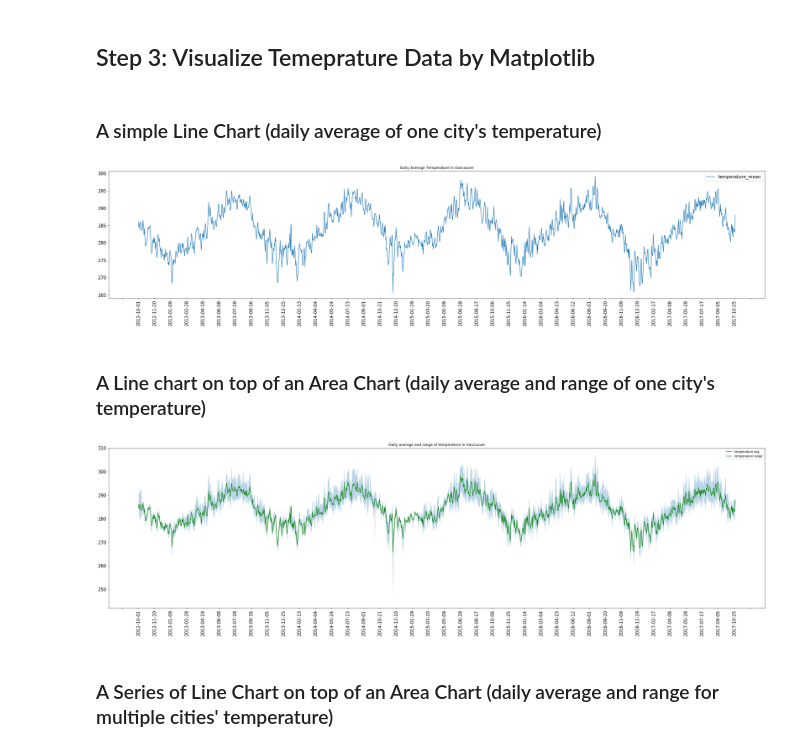
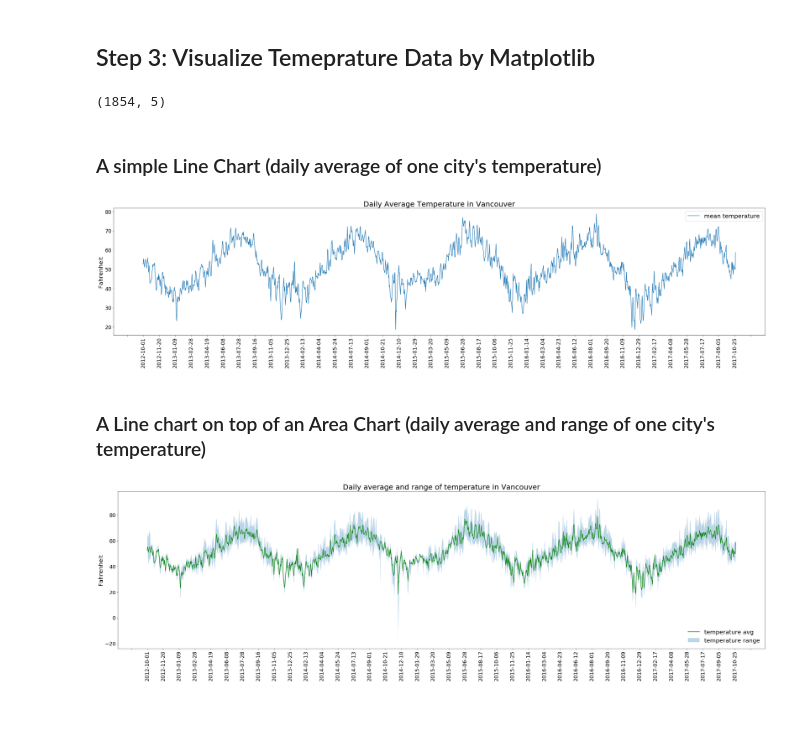
Before and after one commit to arbogdan/datafest_2019, a Jupyter notebook: 2019/python/viz/workspace/Weather_Dataset_Basic_Visualization.ipynb, the cells around one changed output. Drawn from its saved outputs; the diff is of its cells as text; code cells hidden in the pictures; blank space fills up the shorter version.

Commit message:
transform temperature to fahrenheit and ceicius; add axis label to chart; add more comments

```diff
--- a/2019/python/viz/workspace/Weather_Dataset_Basic_Visualization.ipynb
+++ b/2019/python/viz/workspace/Weather_Dataset_Basic_Visualization.ipynb
@@ -81,3 +46,10 @@ It is much easier to extract year, month, date, time from a datetime object.
 
 To substitute each value in a Series with another value, use <b>map</b> function:
 https://pandas.pydata.org/pandas-docs/stable/reference/api/pandas.Series.map.html
+# %%
+# transform column name into a column of city name
+# city_name is a list of string
+# temperature_data = pd.melt(temperature_df, id_vars=['datetime'],value_vars= city_name, var_name='City', value_name='temperature')
+temperature_data = pd.melt(temperature_df, id_vars=['datetime'], var_name='City', value_name='temperature')
+print('after melt')
+temperature_data.head()
@@ -114,3 +85,13 @@ The dataframe contains hourly measurements data. To easily visualize it, we can
 <b>pandas.dataframe.groupby()</b>: https://pandas.pydata.org/pandas-docs/version/0.21/generated/pandas.DataFrame.groupby.html
 
 Aggregate on top of each group by <b>DataFrameGroupBy.agg()</b>: https://pandas.pydata.org/pandas-docs/version/0.23/generated/pandas.core.groupby.DataFrameGroupBy.agg.html
+# %%
+# transform temperature from Kelvin scale to Fahrenheit and Celsius
+def k_to_f(temperature_in_k):
+    return (temperature_in_k - 273.15) * 9/5 + 32
+def k_to_c(temperature_in_k):
+    return temperature_in_k - 273.15
+# pandas.series.apply() will apply the customized temerature transformation function to each of the cell in the column
+temperature_data.loc[:, 'F_temperature'] = temperature_data.loc[:, 'temperature'].apply(k_to_f)
+temperature_data.loc[:, 'C_temperature'] = temperature_data.loc[:, 'temperature'].apply(k_to_c)
+temperature_data.head()
@@ -116,0 +105,4 @@ Aggregate on top of each group by <b>DataFrameGroupBy.agg()</b>: https://pandas.
+# %%
+## aggregate temperature by country, city, and date to get daily average, min, max temperature
+## method 1:
+daily_temperature_df = temperature_data.groupby(by=['City','date']).agg({'F_temperature':['min','max','mean']})
@@ -117,7 +124,3 @@ Aggregate on top of each group by <b>DataFrameGroupBy.agg()</b>: https://pandas.
 # %%
 ## aggregate temperature by country, city, and date to get daily average, min, max temperature
-daily_temperature_df = temperature_data.groupby(by=['Country','City','date']).agg({'temperature':[min,max,np.mean],'Latitude':np.mean,'Longitude':np.mean})
-daily_temperature_df.columns = ['_'.join(x) for x in daily_temperature_df.columns.ravel()] #ravel, merge two layer of multiindex into meaning name
-daily_temperature_df = daily_temperature_df.reset_index()
-daily_temperature_df.rename(columns={'Latitude_mean':'Latitude', 'Longitude_mean': 'Longitude'}, inplace=True)
-daily_temperature_df.head(5)
+#daily_temperature_df = temperature_data.groupby(by=['City','date']).temperature.agg(['min','max','mean'])
@@ -133,35 +150,57 @@ daily_temperature_df.head(5)
 # %%
 ## temperature of one city: Vancouver
 daily_temperature_vancouver_df = daily_temperature_df[daily_temperature_df['City']=='Vancouver']
+daily_temperature_vancouver_df.shape
+# %% [output]
+(1854, 5)
 # %% [markdown]
 ### A simple Line Chart (daily average of one city's temperature)
 # %%
 ## visualize daily average of Vancouver's temperature
+# create a figure and a set of subplots, since we dont say number of col and rows, only one subplot is created
 fig, ax = plt.subplots(figsize = (40,8))
-plt.plot(daily_temperature_vancouver_df['date'],daily_temperature_vancouver_df['temperature_mean'])
-ax.xaxis.set_major_locator(ticker.MultipleLocator(50))  # show x ticks label every 50 data point, so roughly 1825/50=30-36
+
+# matplotlib.pyplot.plot function, to create line chart
+plt.plot(daily_temperature_vancouver_df['date'],daily_temperature_vancouver_df['F_temperature_mean'], label='mean temperature')
+
+# control how may xticks labels you want to show
+ax.xaxis.set_major_locator(ticker.MultipleLocator(50))  # show x ticks label every 50 data point, so roughly 1854/50 = 37~38
+
+# modify attributes of ticks, like label size, angle, color, etc
 ax.tick_params(axis='both',labelsize=18)
+
+# can control xaxis ticks and yaxis ticks seperately if you want
 #ax.tick_params(axis='y', labelsize=15)
 ax.tick_params(axis='x', rotation=90)
-plt.legend(fontsize=18)
-plt.title("Daily Average Temperature in Vancouver", fontsize=18)
+
+# adding axis labels
+# plt.xlabel("date", fontsize=20)
+plt.ylabel("Fahrenheit", fontsize=20)
+
+plt.legend(fontsize=20)
+plt.title("Daily Average Temperature in Vancouver", fontsize=25)
 plt.show()
 # %% [output]
-[figure, old version]
+[figure, new version]
 # %% [markdown]
 ### A Line chart on top of an Area Chart (daily average and range of one city's temperature)
 # %%
 ## visualize daily range and average of Vancouver's temperature
 fig, ax = plt.subplots(figsize = (40,10))
-plt.fill_between(daily_temperature_vancouver_df['date'], daily_temperature_vancouver_df['temperature_min'], daily_temperature_vancouver_df['temperature_max'], alpha=0.3, label='temperature range')
-plt.plot(daily_temperature_vancouver_df['date'], daily_temperature_vancouver_df['temperature_mean'],c='green', label='temperature avg')
+
+# create the area chart by matplotlib.pyplot.fill_between(), given x, y0, y1
+plt.fill_between(daily_temperature_vancouver_df['date'], daily_temperature_vancouver_df['F_temperature_min'], daily_temperature_vancouver_df['F_temperature_max'], alpha=0.3, label='temperature range')
+
+# able to overlap different chart in one figure
+plt.plot(daily_temperature_vancouver_df['date'], daily_temperature_vancouver_df['F_temperature_mean'],c='green', label='temperature avg')
 ax.xaxis.set_major_locator(ticker.MultipleLocator(50))
-ax.tick_params(axis='both',labelsize=15)
+ax.tick_params(axis='both',labelsize=18)
 ax.tick_params(axis='x',rotation=90)
-plt.legend(fontsize=15, frameon=False, loc='lower right')
-plt.title('Daily average and range of temperature in Vancouver', fontsize=18)
+plt.ylabel("Fahrenheit", fontsize=20)
+
+# able to control the parameters of legend
+plt.legend(fontsize=20, frameon=False, loc='lower right')
+plt.title('Daily average and range of temperature in Vancouver', fontsize=25)
 plt.show()
 # %% [output]
-[figure, old version]
+[figure, new version]
-# %% [markdown]
-### A Series of Line Chart on top of an Area Chart (daily average and range for multiple cities' temperature)
```
Also changed, not shown: parts of 47 cells of this notebook.
